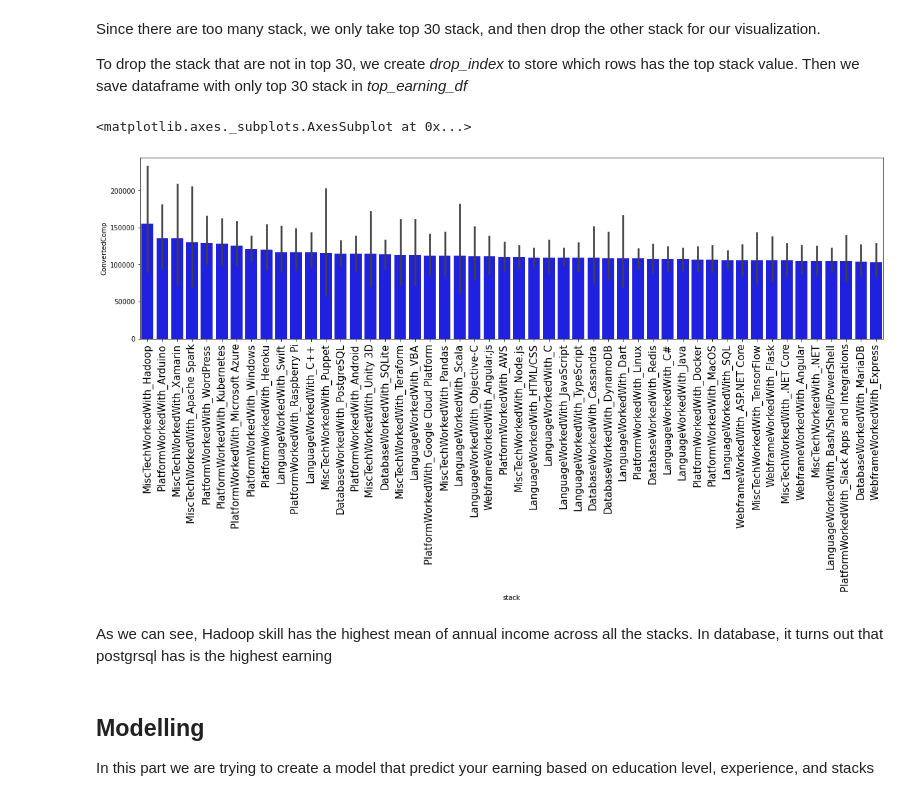
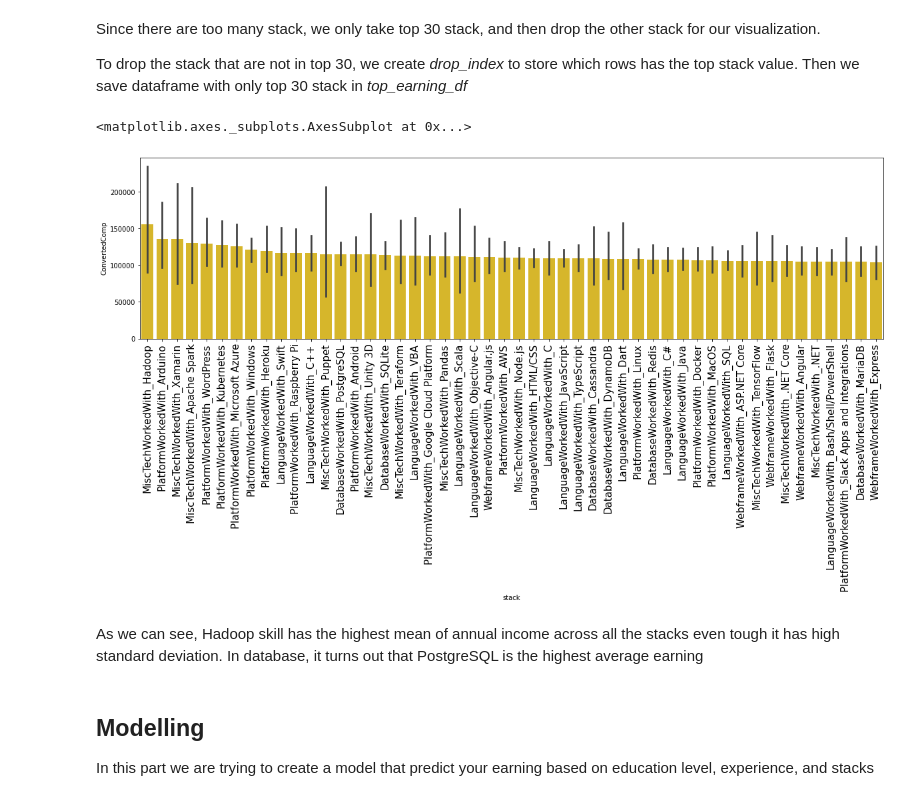
Before and after one commit to fahmiduldul/ds-blog-post, a Jupyter notebook: main.ipynb, the cells around one changed output. Drawn from its saved outputs; the diff is of its cells as text; code cells hidden in the pictures.

```diff
--- a/main.ipynb
+++ b/main.ipynb
@@ -119,19 +125,20 @@ def separate_column_list(df, col_name, list_sep, prefix=None):
 # %% [markdown]
 #### Create Util Functions for Future Use
 # %%
-def get_dummy_columns_name(raw_col_name, dummy_columns):
+def get_dummy_columns_name(raw_col_name, column_list):
   '''
   INPUT:
   raw_col_name - name of column before it dummified
-  list_of_dummy_column - names of dummy column
+  column_list - list of all column to search on
 
   OUTPUT:
-  dummy_column_names - list of column name that come from raw_col_name
+  dummy_column_name_list - list of dummy column name that come from raw_col_name
   '''
-  dummy_column_names = []
-  for dummy_column in dummy_columns:
+
+  dummy_column_name_list = []
+  for dummy_column in column_list:
     if raw_col_name in dummy_column:
       dummy_column_names.append(dummy_column)
 
-  return dummy_column_names
+  return dummy_column_name_list
 # %% [markdown]
@@ -277,7 +296,8 @@ plt.show()
 # %% [markdown]
 To make the dataframe easier to be analysed, we unpivot this table with *pd.melt* function
 # %%
-melted_df = pd.melt(df.dropna(subset=['ConvertedComp']),id_vars='ConvertedComp',
+earning_df = df.dropna(subset=['ConvertedComp'])
+earning_df = pd.melt(earning_df, id_vars='ConvertedComp',
                     value_vars=popular_stack_dummy_columns, var_name='stack')
-melted_df = melted_df[melted_df['value']]
+earning_df = earning_df[earning_df['value']]
 # %%
@@ -294,24 +314,24 @@ Since there are too many stack, we only take top 30 stack, and then drop the oth
 
 To drop the stack that are not in top 30, we create *drop_index* to store which rows has the top stack value. Then we save dataframe with only top 30 stack in *top_earning_df*
 # %%
-top_earning_stack = list(melted_df.groupby('stack').mean().sort_values('ConvertedComp', ascending=False).head(50).index)
+top_earning_stack = list(earning_df.groupby('stack').mean().sort_values('ConvertedComp', ascending=False).head(50).index)
 
-drop_index = [False] * melted_df.shape[0]
+drop_index = [False] * earning_df.shape[0]
 
 for stack_name in top_earning_stack:
-  drop_index = drop_index | (melted_df['stack'] == stack_name)
+  drop_index = drop_index | (earning_df['stack'] == stack_name)
+
+top_earning_df = earning_df[drop_index]
-# %%
-top_earning_df = melted_df[drop_index]
 # %%
 plt.figure(figsize=(20,5))
 plt.xticks(rotation='vertical', fontsize=15.0)
-sns.barplot(data = top_earning_df[['ConvertedComp','stack']], color="blue", x='stack', y='ConvertedComp',
+sns.barplot(data = top_earning_df[['ConvertedComp','stack']], color="#F2C80F", x='stack', y='ConvertedComp',
             order=top_earning_stack)
 # %% [output]
 <matplotlib.axes._subplots.AxesSubplot at 0x...>
-[figure, old version]
+[figure, new version]
 # %% [markdown]
-As we can see, Hadoop skill has the highest mean of annual income across all the stacks. In database, it turns out that postgrsql has is the highest earning
+As we can see, Hadoop skill has the highest mean of annual income across all the stacks even tough it has high standard deviation. In database, it turns out that PostgreSQL is the highest average earning
 # %% [markdown]
 ## Modelling
 In this part we are trying to create a model that predict your earning based on education level, experience, and stacks
```
Also changed, not shown: parts of 23 cells of this notebook.
